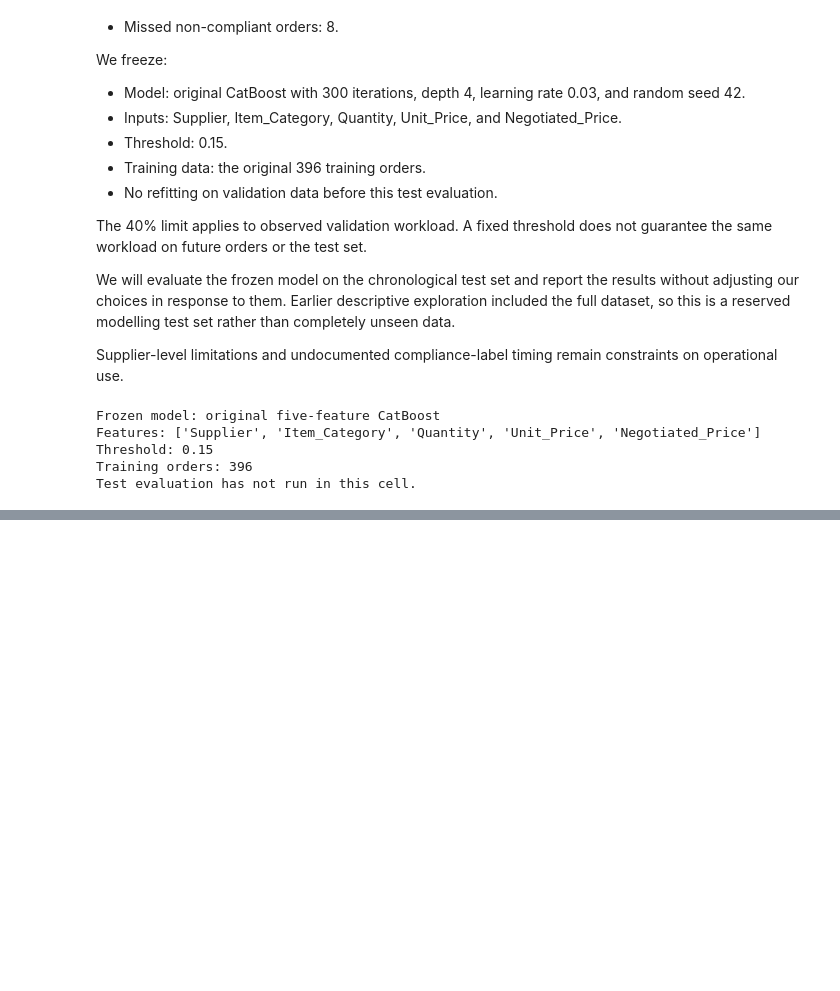
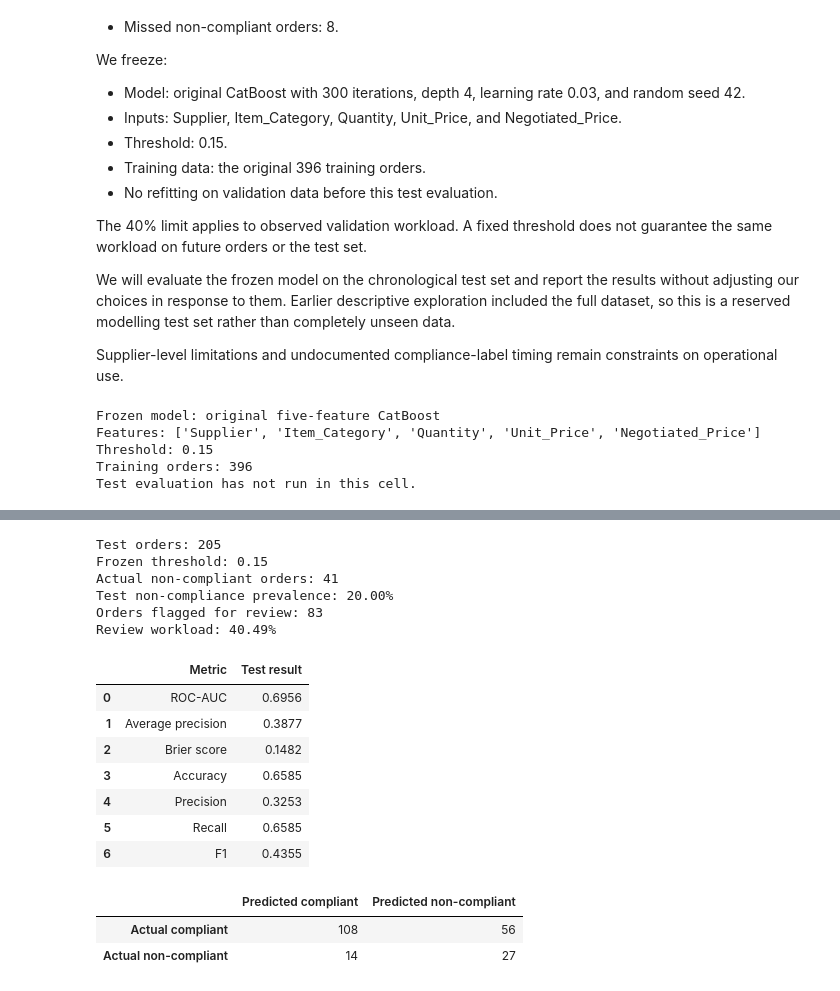
Before and after one commit to ahmasaidMDT/procuresight-ai, a Jupyter notebook: notebooks/04_compliance_modelling.ipynb, the cells around one changed output, grey strips where cells are left out. Drawn from its saved outputs; the diff is of its cells as text; code cells hidden in the pictures; blank space fills up the shorter version.

```diff
--- a/notebooks/04_compliance_modelling.ipynb
+++ b/notebooks/04_compliance_modelling.ipynb
@@ -2196,0 +2216,72 @@ Test evaluation has not run in this cell.
+# %%
+# Evaluate the frozen model without fitting it again.
+X_test = test_df[FROZEN_FEATURES].copy()
+y_test = test_df["Non_Compliant"].astype(int)
+
+positive_class_index = list(FROZEN_MODEL.classes_).index(1)
+
+test_probability = FROZEN_MODEL.predict_proba(X_test)[
+    :, positive_class_index
+]
+test_prediction = (
+    test_probability >= FROZEN_THRESHOLD
+).astype(int)
+
+tn, fp, fn, tp = confusion_matrix(
+    y_test, test_prediction, labels=[0, 1]
+).ravel()
+
+test_metrics = pd.DataFrame({
+    "Metric": [
+        "ROC-AUC",
+        "Average precision",
+        "Brier score",
+        "Accuracy",
+        "Precision",
+        "Recall",
+        "F1",
+    ],
+    "Test result": [
+        roc_auc_score(y_test, test_probability),
+        average_precision_score(y_test, test_probability),
+        brier_score_loss(y_test, test_probability),
+        accuracy_score(y_test, test_prediction),
+        precision_score(y_test, test_prediction, zero_division=0),
+        recall_score(y_test, test_prediction, zero_division=0),
+        f1_score(y_test, test_prediction, zero_division=0),
+    ],
+})
+
+test_confusion = pd.DataFrame(
+    [[tn, fp], [fn, tp]],
+    index=["Actual compliant", "Actual non-compliant"],
+    columns=["Predicted compliant", "Predicted non-compliant"],
+)
+
+print(f"Test orders: {len(y_test)}")
+print(f"Frozen threshold: {FROZEN_THRESHOLD:.2f}")
+print(f"Actual non-compliant orders: {int(y_test.sum())}")
+print(f"Test non-compliance prevalence: {y_test.mean():.2%}")
+print(f"Orders flagged for review: {int(test_prediction.sum())}")
+print(f"Review workload: {test_prediction.mean():.2%}")
+
+display(test_metrics.round(4))
+display(test_confusion)
+# %% [output]
+Test orders: 205
+Frozen threshold: 0.15
+Actual non-compliant orders: 41
+Test non-compliance prevalence: 20.00%
+Orders flagged for review: 83
+Review workload: 40.49%
+|  | Metric | Test result |
+| 0 | ROC-AUC | 0.6956 |
+| 1 | Average precision | 0.3877 |
+| 2 | Brier score | 0.1482 |
+| 3 | Accuracy | 0.6585 |
+| 4 | Precision | 0.3253 |
+| 5 | Recall | 0.6585 |
+| 6 | F1 | 0.4355 |
+|  | Predicted compliant | Predicted non-compliant |
+| Actual compliant | 108 | 56 |
+| Actual non-compliant | 14 | 27 |
```
Also changed, not shown: parts of 7 cells of this notebook.
